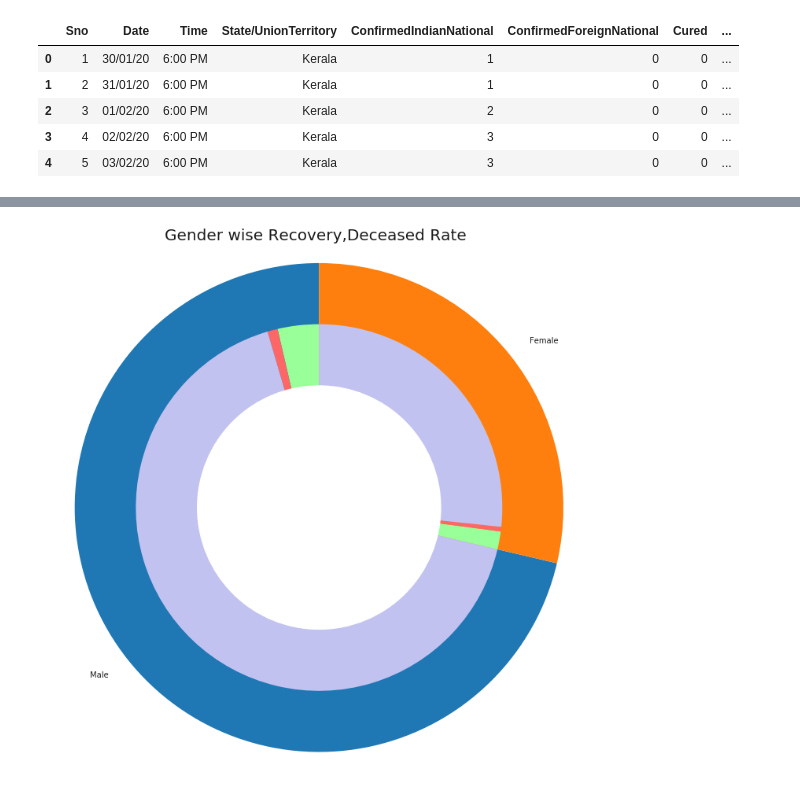
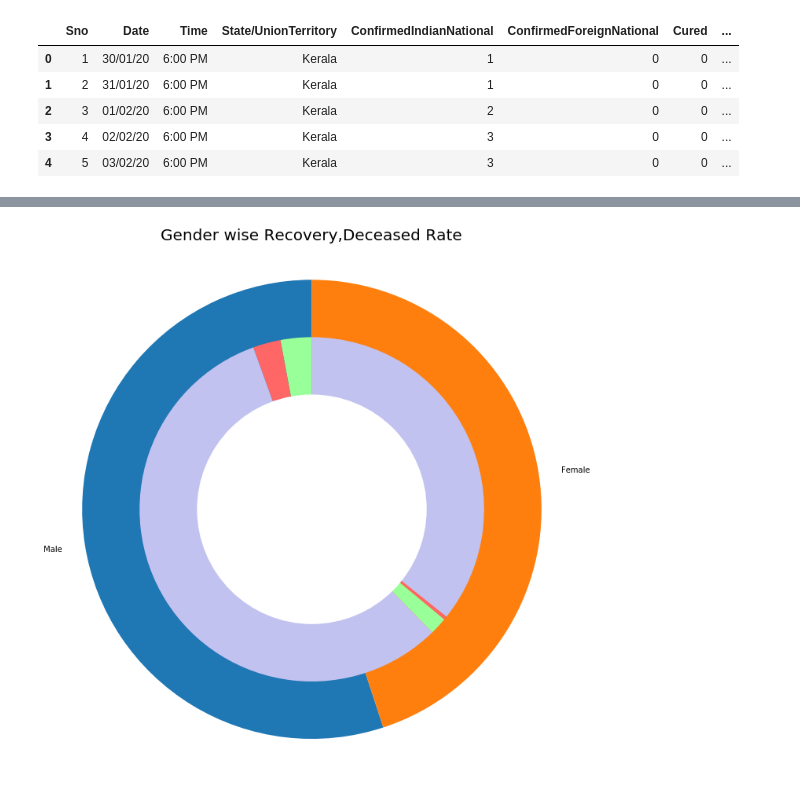
Before and after one commit to RohithYogi/Geographic-COVID19-Analysis, a Jupyter notebook: Analysis_V2.ipynb, the cells around one changed output, grey strips where cells are left out. Cells and saved outputs as stored; diff of their text form; code cells hidden in the pictures.

```diff
--- a/Analysis_V2.ipynb
+++ b/Analysis_V2.ipynb
@@ -140,36 +114,36 @@ plt.tight_layout()
 # %%
-gender_group = individual_details.groupby('gender')
+gender_group = individual_details.groupby('Gender')
 
 labels = ['Male', 'Female']
 sizes = []
-sizes.append(list(individual_details['gender'].value_counts())[0])
-sizes.append(list(individual_details['gender'].value_counts())[1])
+sizes.append(list(individual_details['Gender'].value_counts())[0])
+sizes.append(list(individual_details['Gender'].value_counts())[1])
 
 labels_status = ['Recovered','Deceased','Hospitalized','Recovered','Deceased','Hospitalized']
 
 sizes_status = []
-sizes_status.append(list(gender_group.get_group('M')['current_status'].value_counts())[1])
-sizes_status.append(list(gender_group.get_group('M')['current_status'].value_counts())[2])
-sizes_status.append(list(gender_group.get_group('M')['current_status'].value_counts())[0])
-sizes_status.append(list(gender_group.get_group('F')['current_status'].value_counts())[1])
-sizes_status.append(list(gender_group.get_group('F')['current_status'].value_counts())[2])
-sizes_status.append(list(gender_group.get_group('F')['current_status'].value_counts())[0])
+sizes_status.append(list(gender_group.get_group('Male')['Current status'].value_counts())[1])
+sizes_status.append(list(gender_group.get_group('Male')['Current status'].value_counts())[2])
+sizes_status.append(list(gender_group.get_group('Male')['Current status'].value_counts())[0])
+sizes_status.append(list(gender_group.get_group('Female')['Current status'].value_counts())[1])
+sizes_status.append(list(gender_group.get_group('Female')['Current status'].value_counts())[2])
+sizes_status.append(list(gender_group.get_group('Female')['Current status'].value_counts())[0])
 
 colors_status = ['#99ff99','#ff6666', '#c2c2f0','#99ff99','#ff6666', '#c2c2f0']
 
 plt.figure(figsize= (10,10))
 plt.pie(sizes, labels=labels, startangle=90,frame=True)
 plt.pie(sizes_status,colors=colors_status,radius=0.75,startangle=90)
 centre_circle = plt.Circle((0,0),0.5,color='black', fc='white',linewidth=0)
 fig = plt.gcf()
 fig.gca().add_artist(centre_circle)
 
 plt.title('Gender wise Recovery,Deceased Rate ',fontsize = 20)
 plt.axis('equal')
 plt.tight_layout()
 plt.show()
 # %% [output]
-[figure, old version]
+[figure, new version]
 # %%
 dates = list(confirmed_df.columns[4:])
 dates = list(pd.to_datetime(dates))
```
Also changed, not shown: parts of 17 cells of this notebook, 2 other files.
